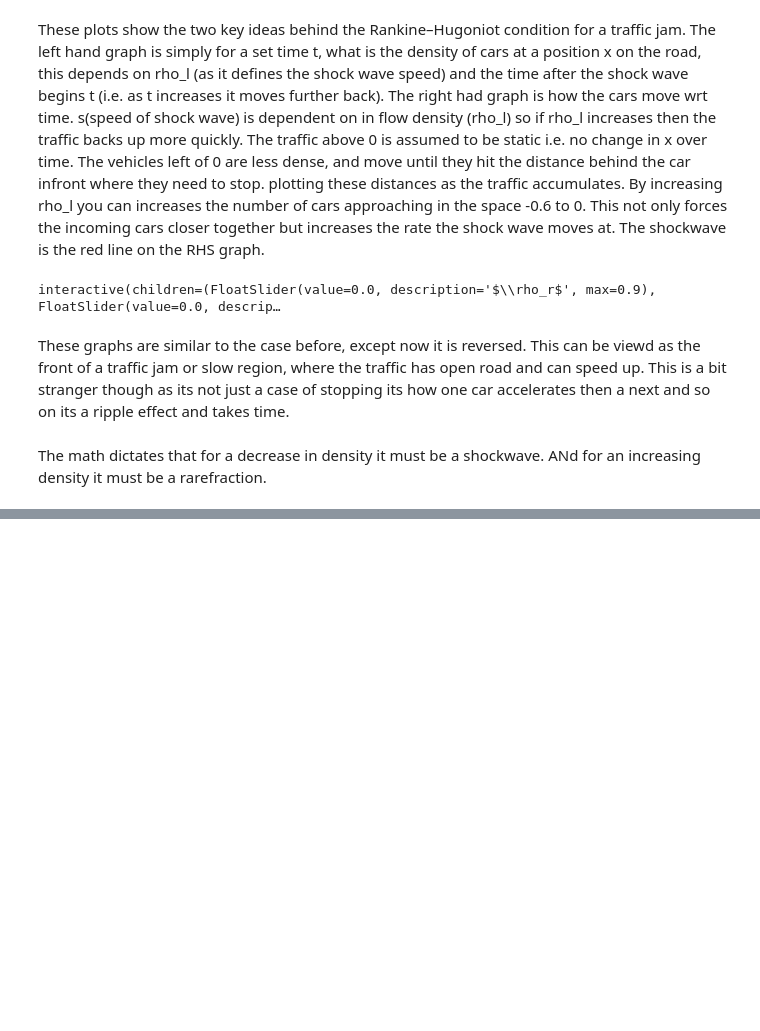
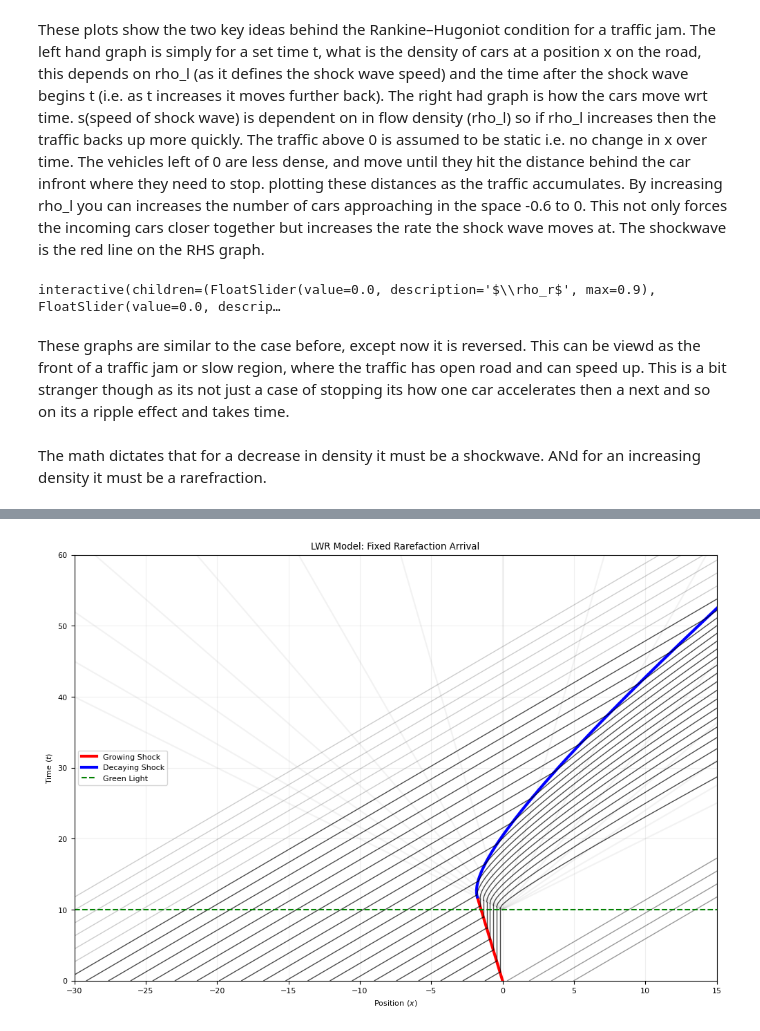
Before and after one commit to Javed54218/Group-4---Traffic, a Jupyter notebook: LWR_library_test.ipynb, the cells around one changed output, grey strips where cells are left out. Saved outputs shown, nothing was run; the diff lists cells and outputs as text; code cells hidden in the pictures; blank space fills up the shorter version.

```diff
--- a/LWR_library_test.ipynb
+++ b/LWR_library_test.ipynb
@@ -151,0 +150,79 @@ plt.show()
+# %%
+import numpy as np
+import matplotlib.pyplot as plt
+from scipy.optimize import brentq
+
+#  Parameters
+rho_in = 0.15
+v_in = 1 - rho_in
+t_G = 10
+s = -rho_in
+t_star = t_G / (1 + s)
+t_max = 60
+
+def get_x_shock(t):
+    if t < t_star:
+        return s * t
+    else:
+        # Decaying interaction formula
+        lin = (1 - 2*rho_in) * (t - t_G)
+        sqrt_term = - 2 * (1 - rho_in) * np.sqrt(max(0, (s * -t_G * (t - t_G)) / (1 + s)))
+        return lin + sqrt_term
+
+plt.figure(figsize=(12, 8))
+
+# Background Fan of rarefraction
+t_fan_plot = np.linspace(t_G, t_max, 100)
+for slope in np.linspace(-1, 1, 15):
+    plt.plot(slope * (t_fan_plot - t_G), t_fan_plot, color='gray', alpha=0.1)
+
+# Plotting the Shocks
+t_range = np.linspace(0, t_max, 500)
+x_shocks = [get_x_shock(t) for t in t_range]
+plt.plot(np.array(x_shocks)[t_range <= t_star], t_range[t_range <= t_star], 'r', lw=3, label='Growing Shock')
+plt.plot(np.array(x_shocks)[t_range > t_star], t_range[t_range > t_star], 'b', lw=3, label='Decaying Shock')
+
+# Corrected Car Trajectories
+car_starts = np.linspace(-40, 5, 30)
+for x0 in car_starts:
+    if x0 >= 0:
+        plt.plot([x0, x0 + v_in * t_max], [0, t_max], 'k-', lw=1, alpha=0.4)
+        continue
+
+    try:
+        t_hit = brentq(lambda t: (x0 + v_in * t) - get_x_shock(t), 0, t_max)
+        x_hit = x0 + v_in * t_hit
+
+        plt.plot([x0, x_hit], [0, t_hit], 'k-', lw=1, alpha=0.7)
+
+        # The car starts moving when the rarefaction wave (speed -1) hits it
+        # Rarefaction wave line: x = -1 * (t - t_G) -> t = t_G - x
+        t_starts_moving = max(t_hit, t_G - x_hit)
+
+        if t_hit < t_starts_moving:
+            # Vertical segment (stopped in jam)
+            plt.plot([x_hit, x_hit], [t_hit, t_starts_moving], 'k-', lw=1, alpha=0.7)
+
+        # C. ACCELERATION (Following the Fan)
+        t_accel = np.linspace(t_starts_moving, t_max, 100)
+        # Solve for C so it starts at (x_hit, t_starts_moving)
+        dt_accel = t_starts_moving - t_G
+        if dt_accel > 0:
+            sqrt_C = (dt_accel - x_hit) / (2 * np.sqrt(dt_accel))
+            x_accel = (t_accel - t_G) - 2 * sqrt_C * np.sqrt(t_accel - t_G)
+            # Ensure continuity and physical bounds
+            plt.plot(np.maximum(x_hit, x_accel), t_accel, 'k-', lw=1, alpha=0.7)
+        else:
+            # For the first car at the stop line
+            plt.plot([0, t_max - t_G], [t_G, t_max], 'k-', lw=1, alpha=0.7)
+
+    except ValueError:
+        plt.plot([x0, x0 + v_in * t_max], [0, t_max], 'k-', lw=1, alpha=0.2)
+
+plt.axhline(t_G, color='g', ls='--', label='Green Light')
+plt.xlim(-30, 15); plt.ylim(0, t_max)
+plt.ylabel('Time ($t$)'); plt.xlabel('Position ($x$)');
+plt.title("LWR Model: Fixed Rarefaction Arrival")
+plt.legend(); plt.grid(alpha=0.2); plt.show()
+# %% [output]
+[figure, added]
```
Also changed, not shown: parts of 8 cells of this notebook.
